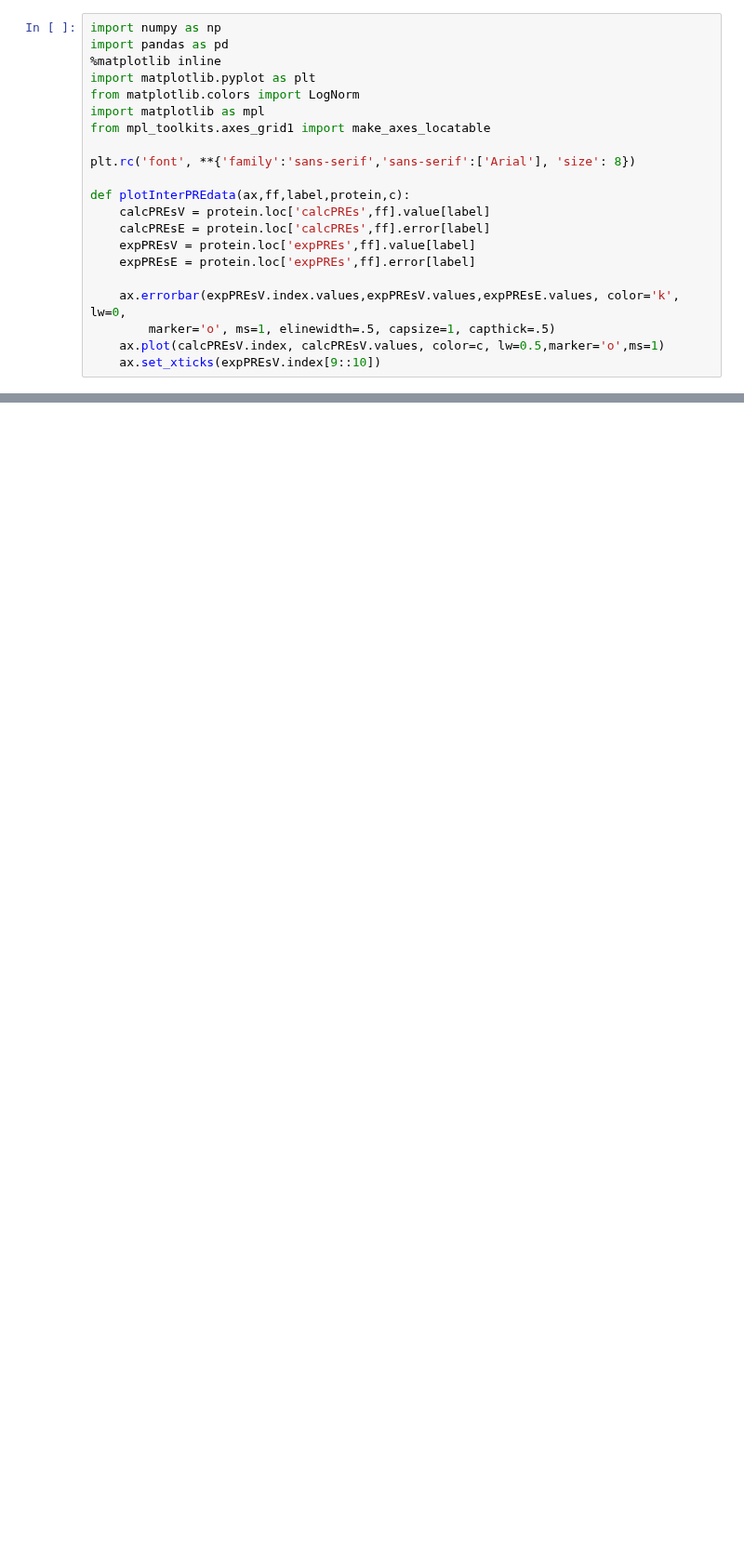
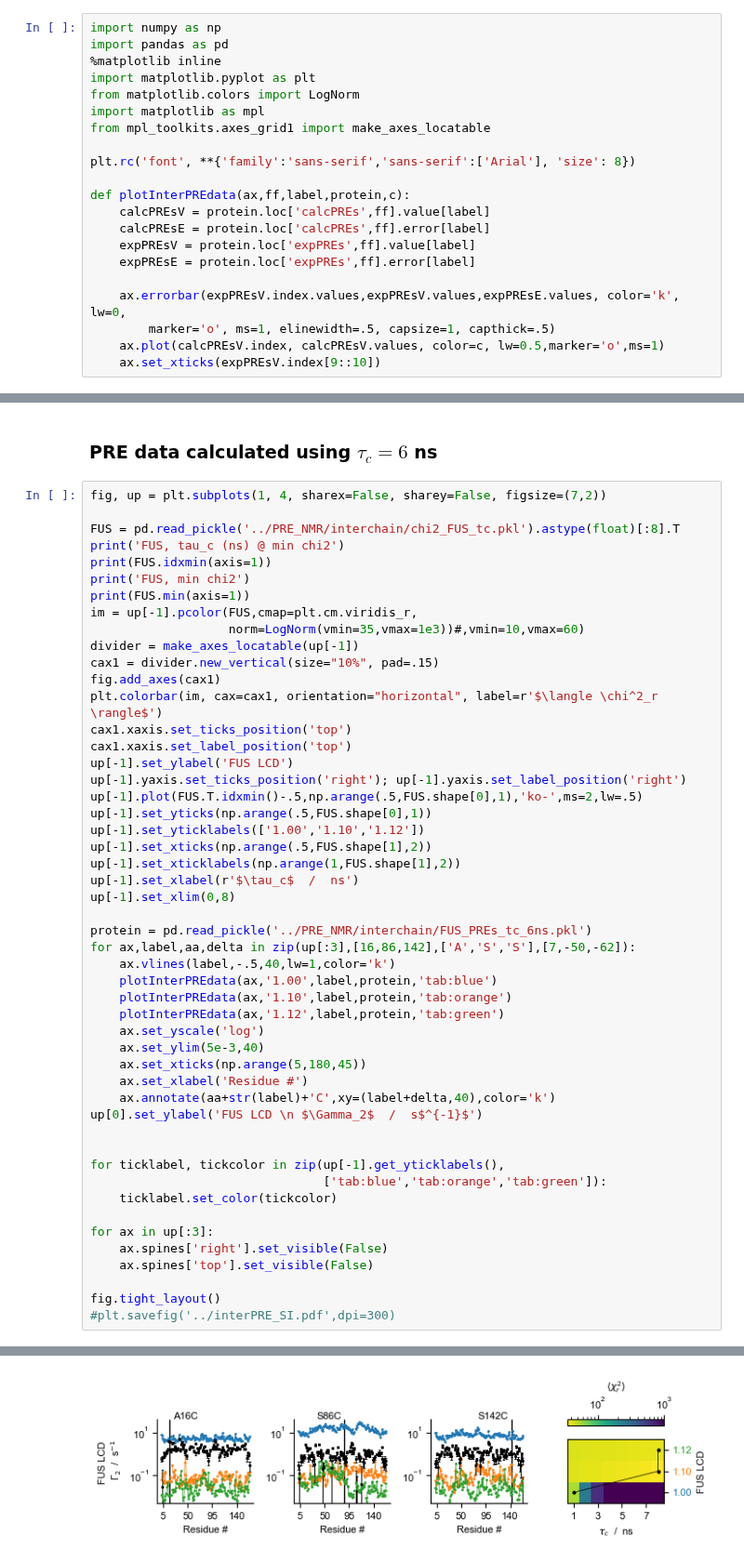
Before and after one commit to KULL-Centre/papers, a Jupyter notebook: 2021/Martini-Thomasen-et-al/notebooks/interchain_PRE.ipynb, the cells around one changed output, grey strips where cells are left out. Shown at 93% size. Saved outputs shown, nothing was run; the diff lists cells and outputs as text; blank space fills up the shorter version.

```diff
--- a/2021/Martini-Thomasen-et-al/notebooks/interchain_PRE.ipynb
+++ b/2021/Martini-Thomasen-et-al/notebooks/interchain_PRE.ipynb
@@ -83,0 +86,53 @@ dtype: float64
+# %% [markdown]
+### PRE data calculated using $\tau_c=6$ ns
+# %%
+fig, up = plt.subplots(1, 4, sharex=False, sharey=False, figsize=(7,2))
+
+FUS = pd.read_pickle('../PRE_NMR/interchain/chi2_FUS_tc.pkl').astype(float)[:8].T
+print('FUS, tau_c (ns) @ min chi2')
+print(FUS.idxmin(axis=1))
+print('FUS, min chi2')
+print(FUS.min(axis=1))
+im = up[-1].pcolor(FUS,cmap=plt.cm.viridis_r,
+                   norm=LogNorm(vmin=35,vmax=1e3))#,vmin=10,vmax=60)
+divider = make_axes_locatable(up[-1])
+cax1 = divider.new_vertical(size="10%", pad=.15)
+fig.add_axes(cax1)
+plt.colorbar(im, cax=cax1, orientation="horizontal", label=r'$\langle \chi^2_r \rangle$')
+cax1.xaxis.set_ticks_position('top')
+cax1.xaxis.set_label_position('top')
+up[-1].set_ylabel('FUS LCD')
+up[-1].yaxis.set_ticks_position('right'); up[-1].yaxis.set_label_position('right')
+up[-1].plot(FUS.T.idxmin()-.5,np.arange(.5,FUS.shape[0],1),'ko-',ms=2,lw=.5)
+up[-1].set_yticks(np.arange(.5,FUS.shape[0],1))
+up[-1].set_yticklabels(['1.00','1.10','1.12'])
+up[-1].set_xticks(np.arange(.5,FUS.shape[1],2))
+up[-1].set_xticklabels(np.arange(1,FUS.shape[1],2))
+up[-1].set_xlabel(r'$\tau_c$  /  ns')
+up[-1].set_xlim(0,8)
+
+protein = pd.read_pickle('../PRE_NMR/interchain/FUS_PREs_tc_6ns.pkl')
+for ax,label,aa,delta in zip(up[:3],[16,86,142],['A','S','S'],[7,-50,-62]):
+    ax.vlines(label,-.5,40,lw=1,color='k')
+    plotInterPREdata(ax,'1.00',label,protein,'tab:blue')
+    plotInterPREdata(ax,'1.10',label,protein,'tab:orange')
+    plotInterPREdata(ax,'1.12',label,protein,'tab:green')
+    ax.set_yscale('log')
+    ax.set_ylim(5e-3,40)
+    ax.set_xticks(np.arange(5,180,45))
+    ax.set_xlabel('Residue #')
+    ax.annotate(aa+str(label)+'C',xy=(label+delta,40),color='k')
+up[0].set_ylabel('FUS LCD \n $\Gamma_2$  /  s$^{-1}$')
+
+
+for ticklabel, tickcolor in zip(up[-1].get_yticklabels(),
+                                ['tab:blue','tab:orange','tab:green']):
+    ticklabel.set_color(tickcolor)
+
+for ax in up[:3]:
+    ax.spines['right'].set_visible(False)
+    ax.spines['top'].set_visible(False)
+
+fig.tight_layout()
+#plt.savefig('../interPRE_SI.pdf',dpi=300)
+# %% [output]
@@ -84,3 +149,4 @@ dtype: float64
+[figure, added]
 # %%
 plt.figure(figsize=(4,3))
 for l,c in zip([1,1.1,1.12],['tab:blue','tab:orange','tab:green']):
```
Also changed, not shown: parts of 5 cells of this notebook.
